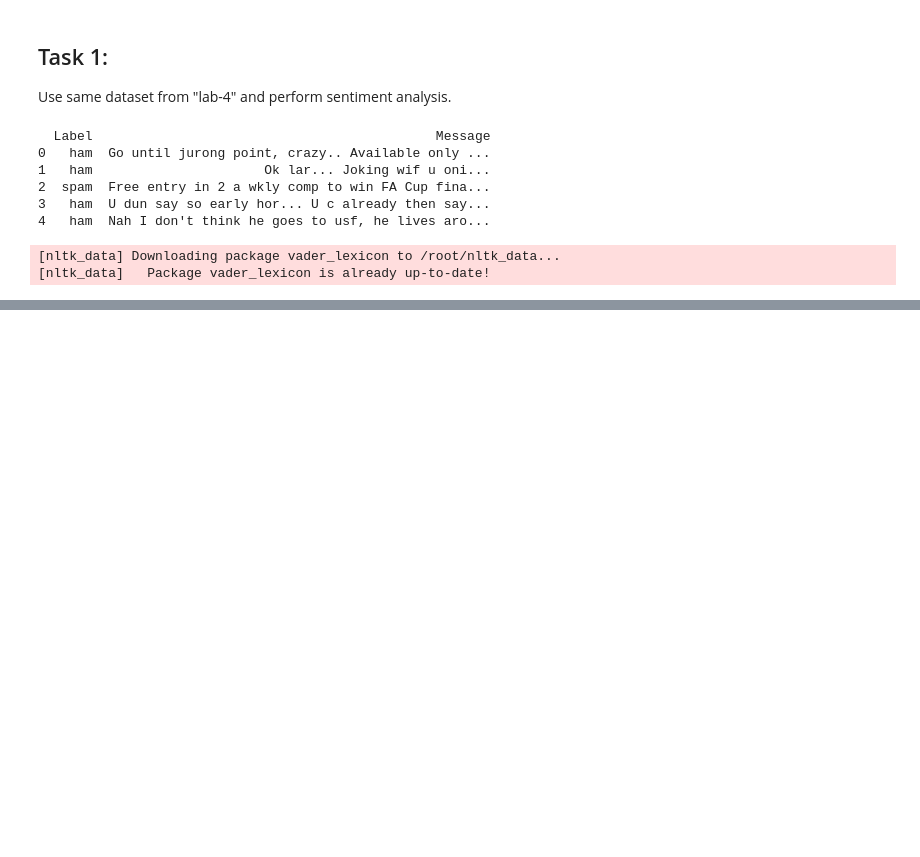
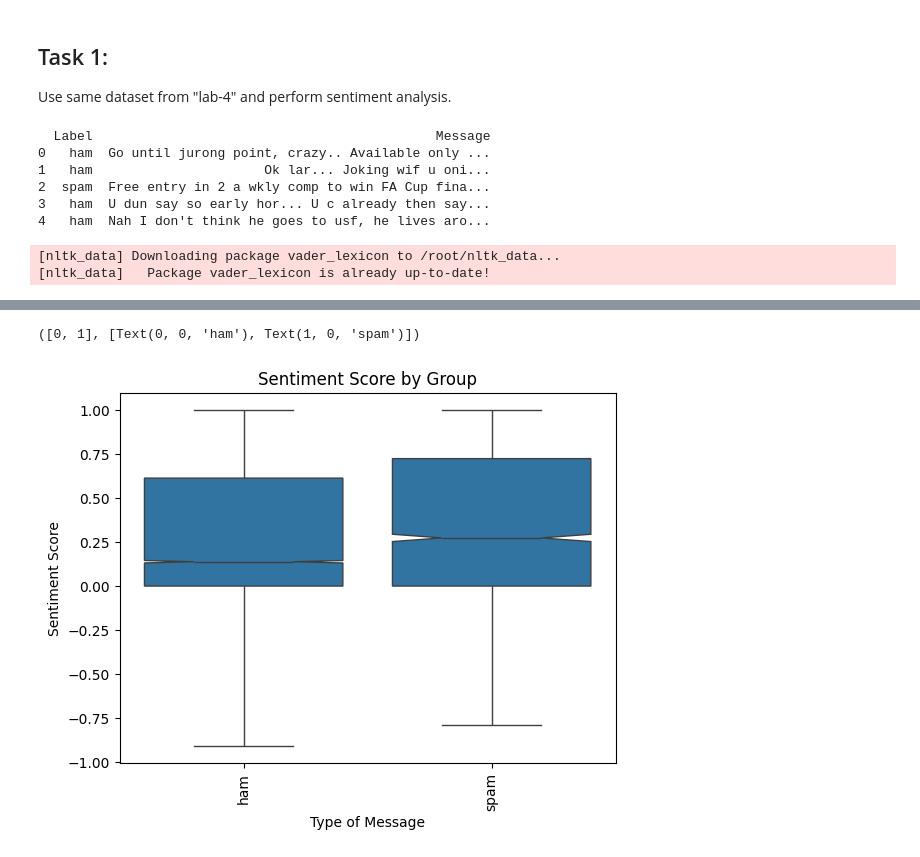
Before and after one commit to cchan555/lis4693, a Jupyter notebook: lab-7/ChanLab7April42026.ipynb, the cells around one changed output, grey strips where cells are left out. Drawn from its saved outputs; the diff is of its cells as text; code cells hidden in the pictures; blank space fills up the shorter version.

```diff
--- a/lab-7/ChanLab7April42026.ipynb
+++ b/lab-7/ChanLab7April42026.ipynb
@@ -139,3 +135,15 @@ plt.show()
+# %%
+import seaborn as sns
+# Create seaborn boxplots by group
+sns.boxplot(x='Label', y='sentiment_score', notch = True,
+            data=df_output, showfliers=False).set(title='Sentiment Score by Group')
+# Codify axis labels
+plt.xlabel('Type of Message')
+plt.ylabel('Sentiment Score')
+plt.xticks(rotation=90)
+# %% [output]
+([0, 1], [Text(0, 0, 'ham'), Text(1, 0, 'spam')])
+[figure, added]
 # %%
 # Redo graphs using Altair package
 import altair as alt
```
Also changed, not shown: parts of 9 cells of this notebook.
